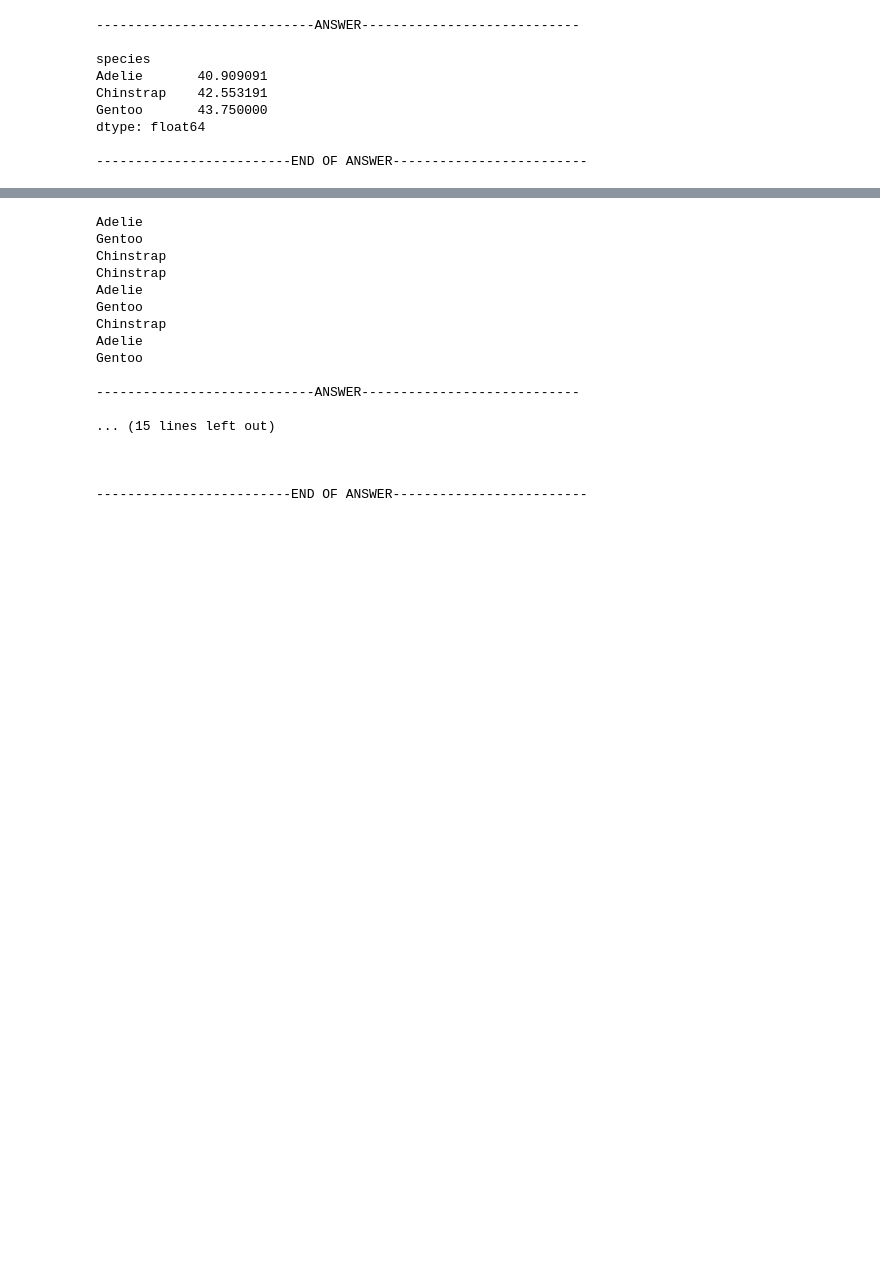
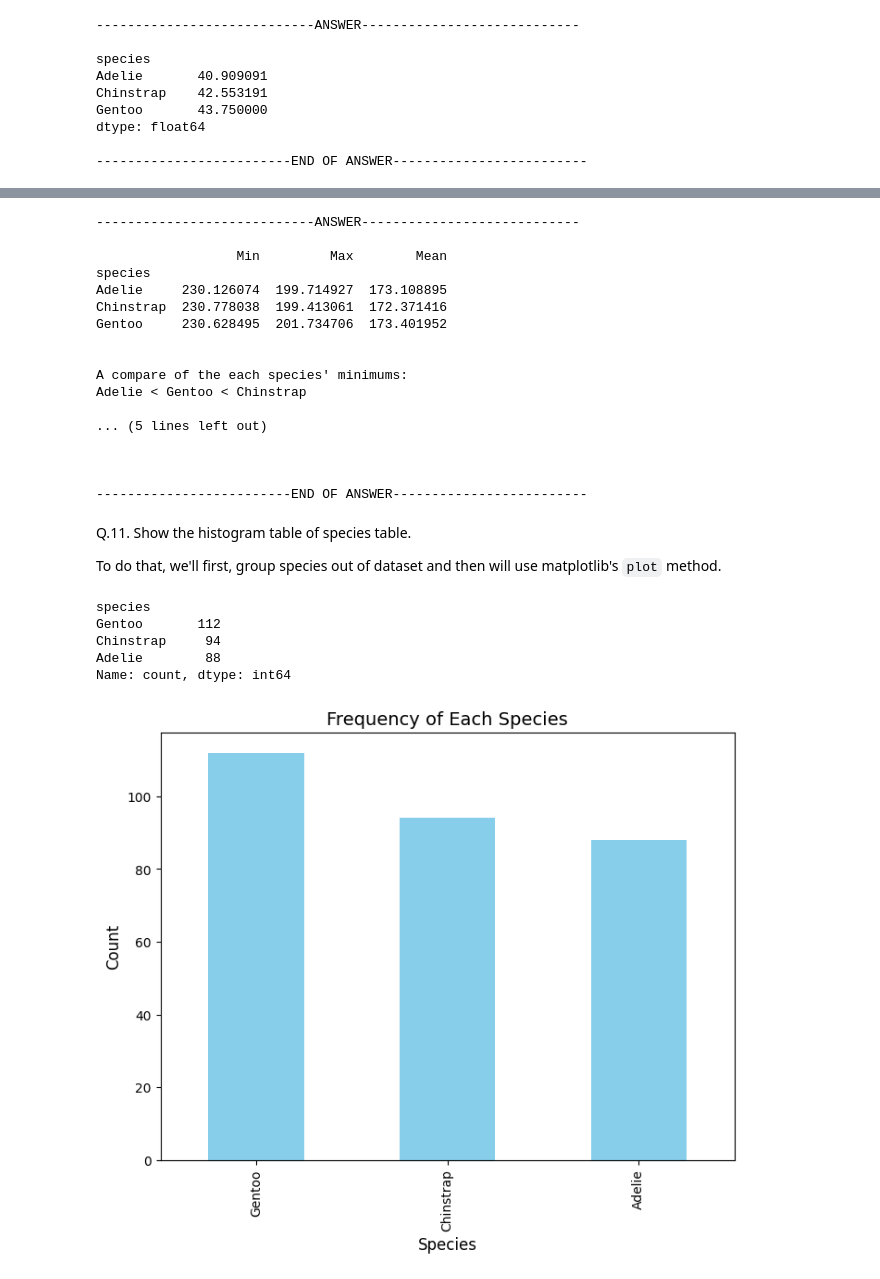
Before and after one commit to devtracer/AICourseProjects, a Jupyter notebook: main.ipynb, the cells around one changed output, grey strips where cells are left out. Cells and saved outputs as stored; diff of their text form; code cells hidden in the pictures; blank space fills up the shorter version.

````diff
--- a/main.ipynb
+++ b/main.ipynb
@@ -247,7 +258,6 @@ def compare(dataframe, entry):
 
     compare_names = []
     for i in entry:
-        print(dataframe.index[dict_pos[i]])
         compare_names.append(dataframe.index[dict_pos[i]])
 
     return " < ".join(compare_names)
@@ -285,20 +295,42 @@ def q10_results(dataframe):
 
 pandasAnswer(q10_results(q10_stats))
 # %% [output]
-Adelie
-Gentoo
-Chinstrap
-Chinstrap
-Adelie
-Gentoo
-Chinstrap
-Adelie
-Gentoo
-
 ----------------------------ANSWER----------------------------
 
-... (15 lines left out)
+                  Min         Max        Mean
+species
+Adelie     230.126074  199.714927  173.108895
+Chinstrap  230.778038  199.413061  172.371416
+Gentoo     230.628495  201.734706  173.401952
+
+
+A compare of the each species' minimums:
+Adelie < Gentoo < Chinstrap
+
+... (5 lines left out)
 
 
 
 -------------------------END OF ANSWER-------------------------
+# %% [markdown]
+Q.11. Show the histogram table of species table.
+
+To do that, we'll first, group species out of dataset and then will use matplotlib's ```plot``` method.
+# %%
+q11_species_column = pddata["species"].value_counts()
+
+print(q11_species_column)
+
+plt.figure(figsize=(8, 6))
+q11_species_column.plot(kind= "bar", color = 'skyblue')
+plt.title('Frequency of Each Species', fontsize=14)
+plt.xlabel('Species', fontsize=12)
+plt.ylabel('Count', fontsize=12)
+plt.show()
+# %% [output]
+species
+Gentoo       112
+Chinstrap     94
+Adelie        88
+Name: count, dtype: int64
+[figure, added]
````
Also changed, not shown: parts of 4 cells of this notebook.
